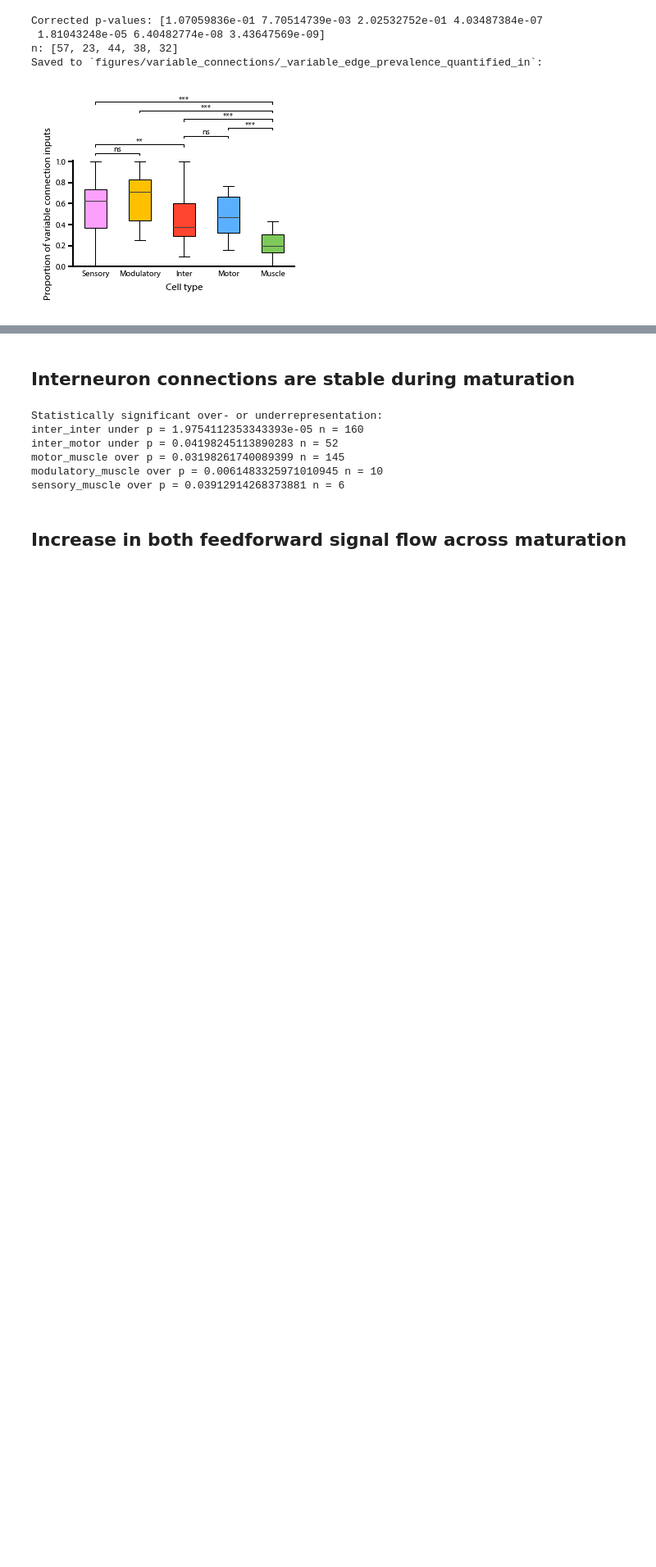
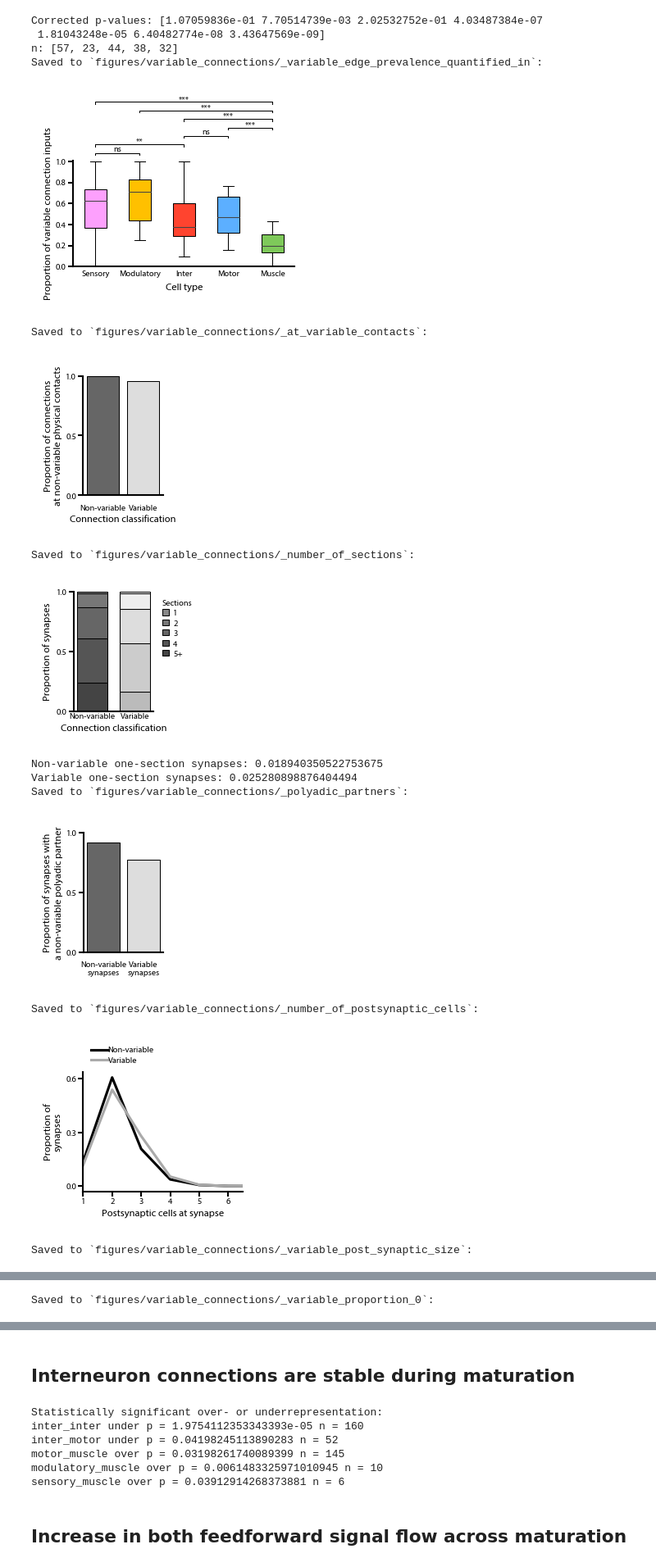
Before and after one commit to dwitvliet/nature2021, a Jupyter notebook: generate_figures.ipynb, the cells around one changed output, grey strips where cells are left out. Shown at 82% size. Cells and saved outputs as stored; diff of their text form; code cells hidden in the pictures; blank space fills up the shorter version.

Commit message:
Added supplementary figures related to variable connections

```diff
--- a/generate_figures.ipynb
+++ b/generate_figures.ipynb
@@ -184,3 +185,29 @@ Corrected p-values: [1.07059836e-01 7.70514739e-03 2.02532752e-01 4.03487384e-07
 n: [57, 23, 44, 38, 32]
 Saved to `figures/variable_connections/_variable_edge_prevalence_quantified_in`:
 [figure]
+# %%
+fig = variable_connections.Figure('figures/variable_connections')
+
+_, adj_pair_classifications = classify_edges.classify_edges(
+    edge_type='contact', datasets=dataset_info.datasets_with_adj
+)
+
+fig.variable_contacts('', adj_pair_classifications, edge_pair_classifications)
+fig.sections_per_synapse('', edge_classifications)
+fig.polyadic_partners('', edge_classifications)
+fig.number_of_postsynaptic_cells('', edge_classifications)
+fig.synapse_post_size('', edge_classifications)
+fig.variable_proportion('', edge_pair_classifications, ratio=False)
+fig.variable_proportion('', edge_pair_classifications)
+# %% [output]
+Saved to `figures/variable_connections/_at_variable_contacts`:
+[figure, added]
+Saved to `figures/variable_connections/_number_of_sections`:
+[figure, added]
+Non-variable one-section synapses: 0.018940350522753675
+Variable one-section synapses: 0.025280898876404494
+Saved to `figures/variable_connections/_polyadic_partners`:
+[figure, added]
+Saved to `figures/variable_connections/_number_of_postsynaptic_cells`:
+[figure, added]
+Saved to `figures/variable_connections/_variable_post_synaptic_size`:
@@ -186,0 +215 @@ Saved to `figures/variable_connections/_variable_edge_prevalence_quantified_in`:
+Saved to `figures/variable_connections/_variable_proportion_0`:
```
Also changed, not shown: parts of 2 cells of this notebook, 16 other files.
